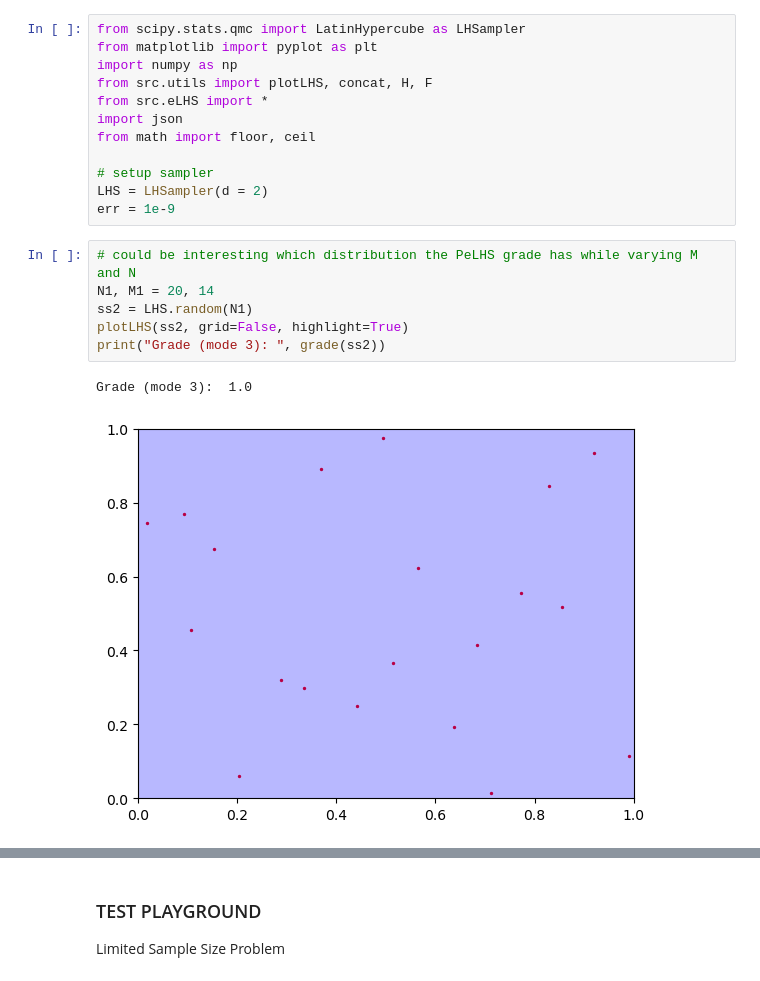
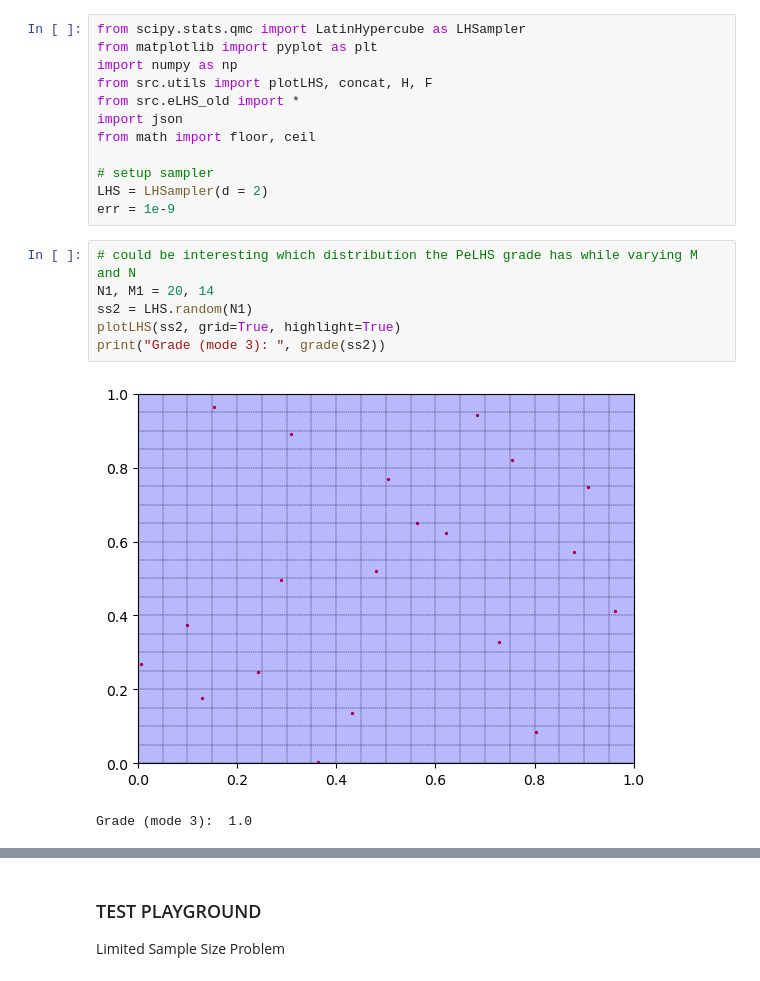
Before and after one commit to alecrespi/latinexpansion, a Jupyter notebook: PLAYGROUND.ipynb, the cells around one changed output, grey strips where cells are left out. Saved outputs shown, nothing was run; the diff lists cells and outputs as text.

```diff
--- a/PLAYGROUND.ipynb
+++ b/PLAYGROUND.ipynb
@@ -3,7 +3,7 @@ from scipy.stats.qmc import LatinHypercube as LHSampler
 from matplotlib import pyplot as plt
 import numpy as np
 from src.utils import plotLHS, concat, H, F
-from src.eLHS import *
+from src.eLHS_old import *
 import json
 from math import floor, ceil
 
@@ -13,12 +13,12 @@ err = 1e-9
 # %%
 # could be interesting which distribution the PeLHS grade has while varying M and N
 N1, M1 = 20, 14
 ss2 = LHS.random(N1)
-plotLHS(ss2, grid=False, highlight=True)
+plotLHS(ss2, grid=True, highlight=True)
 print("Grade (mode 3): ", grade(ss2))
 # %% [output]
+[figure, new version]
 Grade (mode 3):  1.0
-[figure, old version]
 # %%
 # plotting the partial-eLHS ("Partiale")
 pss2 = empty_expansion(ss2, M1)
```
Also changed, not shown: parts of 14 cells of this notebook, 27 other files.
